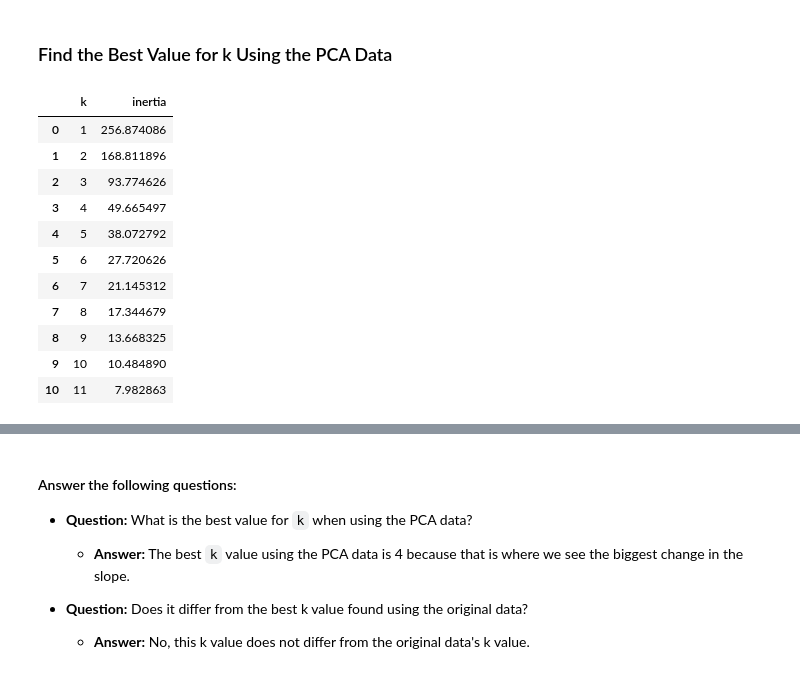
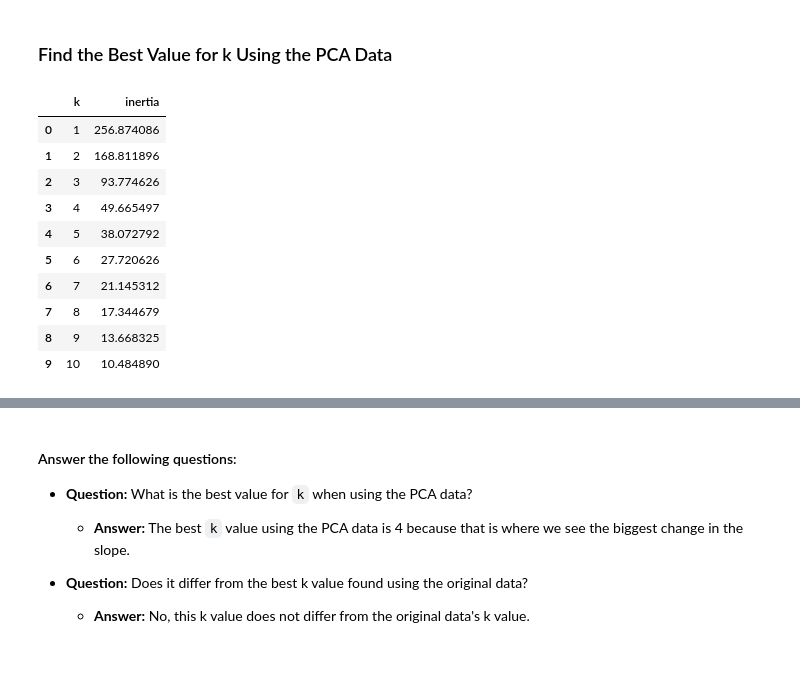
Before and after one commit to JoseMelvin-Calleja/CryptoClustering, a Jupyter notebook: Crypto_Clustering.ipynb, the cells around one changed output, grey strips where cells are left out. Saved outputs shown, nothing was run; the diff lists cells and outputs as text; code cells hidden in the pictures.

```diff
--- a/Crypto_Clustering.ipynb
+++ b/Crypto_Clustering.ipynb
@@ -111,7 +111,7 @@ df_market_scaled.head()
 ### Find the Best Value for k Using the Original Data.
 # %%
 # Create a list with the number of k-values from 1 to 11
-k = list(range(1,12))
+k = list(range(1,11))
 # %%
 # Create an empty list to store the inertia values
 inertia = []
@@ -274,7 +273,7 @@ df_market_pca.head()
 ### Find the Best Value for k Using the PCA Data
 # %%
 # Create a list with the number of k-values from 1 to 11
-k = list(range(1,12))
+k = list(range(1,11))
 # %%
 # Create an empy list to store the inertia values
 inertia = []
@@ -291,23 +290,22 @@ for i in k:
 # %%
 # Create a dictionary with the data to plot the Elbow curve
 elbow_dict = {"k": k, "inertia": inertia}
 
 # Create a DataFrame with the data to plot the Elbow curve
-elbow_df = pd.DataFrame(elbow_dict)
-elbow_df
+cpa_elbow_df = pd.DataFrame(elbow_dict)
+cpa_elbow_df
 # %% [output]
 |  | k | inertia |
 | 0 | 1 | 256.874086 |
 | 1 | 2 | 168.811896 |
 | 2 | 3 | 93.774626 |
 | 3 | 4 | 49.665497 |
 | 4 | 5 | 38.072792 |
 | 5 | 6 | 27.720626 |
 | 6 | 7 | 21.145312 |
 | 7 | 8 | 17.344679 |
 | 8 | 9 | 13.668325 |
 | 9 | 10 | 10.484890 |
-| 10 | 11 | 7.982863 |
 # %%
 # Plot a line chart with all the inertia values computed with
 # the different values of k to visually identify the optimal value for k.
```
Also changed, not shown: parts of 9 cells of this notebook.
